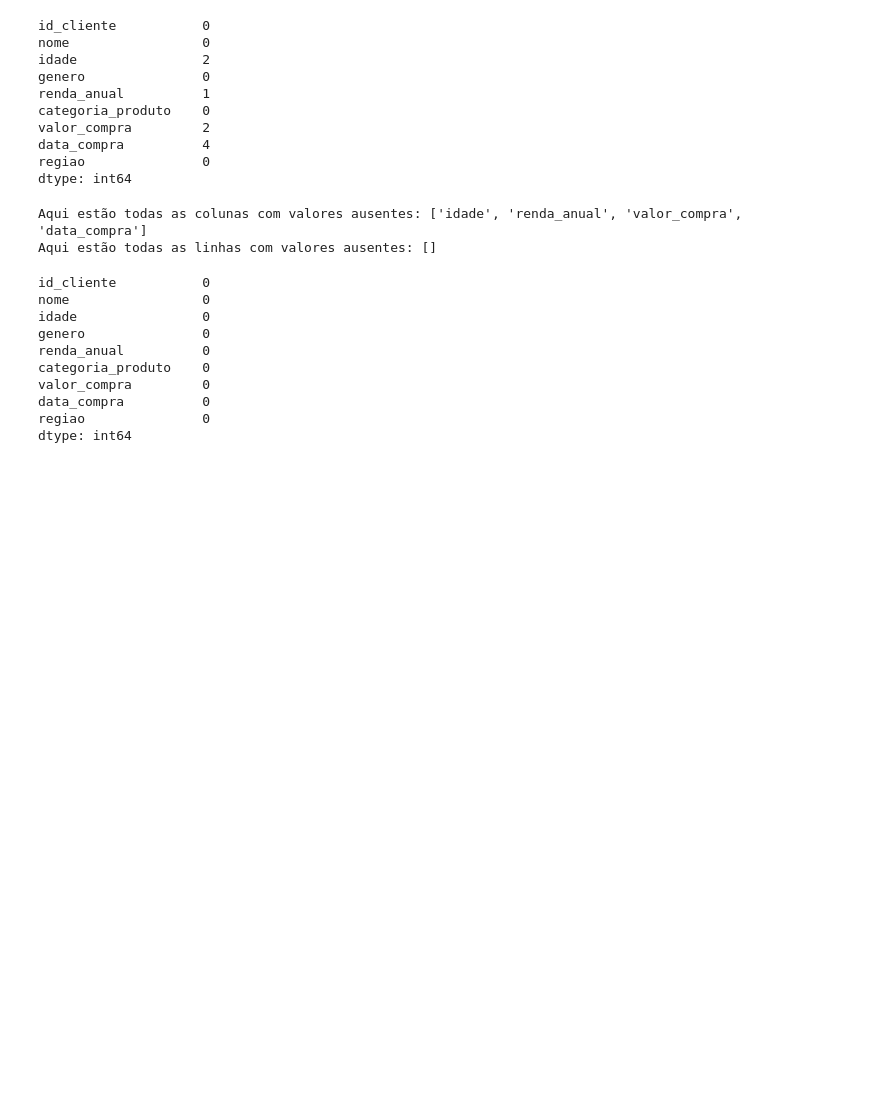
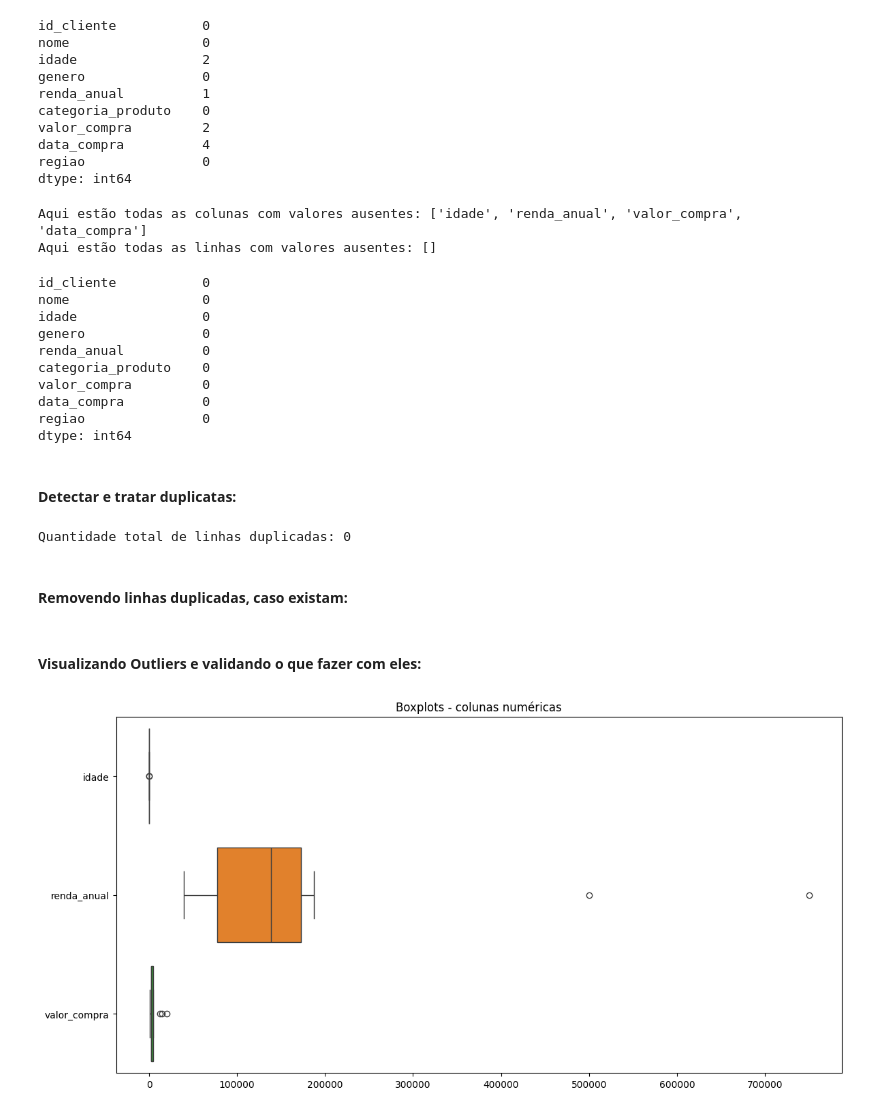
Before and after one commit to nicholasbirochi/Data-Cleaning, a Jupyter notebook: tratamento_dados.ipynb, the cells around one changed output. Drawn from its saved outputs; the diff is of its cells as text; code cells hidden in the pictures; blank space fills up the shorter version.

Commit message:
chore: Inspect duplicates and outliers

```diff
--- a/tratamento_dados.ipynb
+++ b/tratamento_dados.ipynb
@@ -186,3 +186,24 @@ valor_compra         0
 data_compra          0
 regiao               0
 dtype: int64
+# %% [markdown]
+#### Detectar e tratar duplicatas:
+# %%
+# Quantos duplicados existem (por todas as colunas)
+print('Quantidade total de linhas duplicadas:', df_clientes.duplicated().sum())
+# %% [output]
+Quantidade total de linhas duplicadas: 0
+# %% [markdown]
+#### Removendo linhas duplicadas, caso existam:
+# %%
+df_clientes.drop_duplicates(inplace=True)
+# %% [markdown]
+#### Visualizando Outliers e validando o que fazer com eles:
+# %%
+plt.figure(figsize=(12, 6))
+sns.boxplot(data=df_clientes[['idade', 'renda_anual', 'valor_compra']], orient='h')
+plt.title('Boxplots - colunas numéricas')
+plt.tight_layout()
+plt.show()
+# %% [output]
+[figure, added]
```
